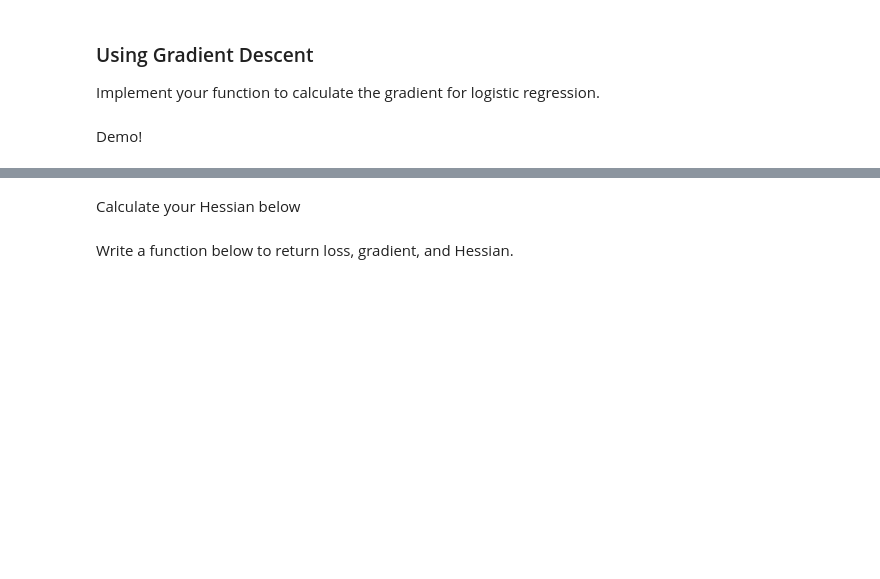
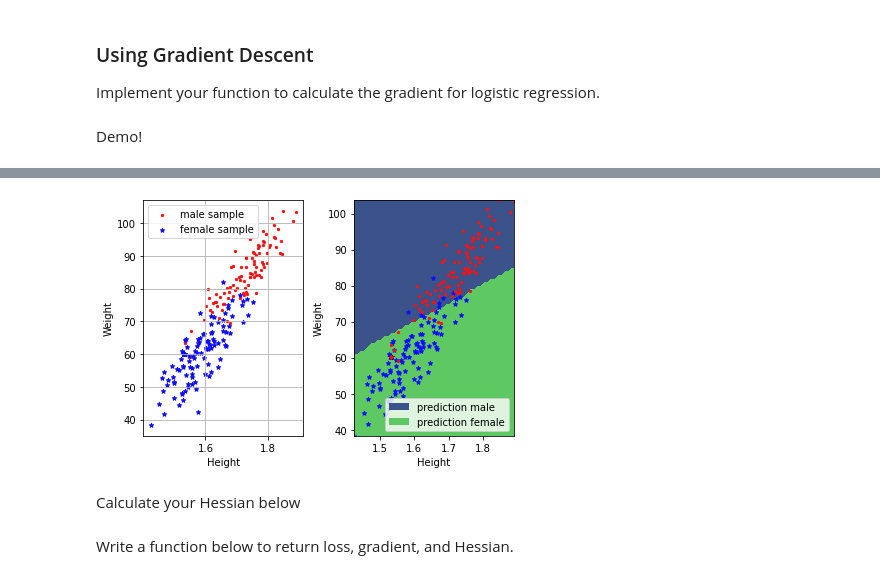
Before and after one commit to yorkofyou/MachineLearning, a Jupyter notebook: Project1/t2/template.ipynb, the cells around one changed output, grey strips where cells are left out. Drawn from its saved outputs; the diff is of its cells as text; code cells hidden in the pictures; blank space fills up the shorter version.

```diff
--- a/Project1/t2/template.ipynb
+++ b/Project1/t2/template.ipynb
@@ -45,25 +48,29 @@ def sigmoid(t):
     """apply the sigmoid function on t."""
     # ***************************************************
     # INSERT YOUR CODE HERE
-    # TODO
     # ***************************************************
-    raise NotImplementedError
+    return 1.0 / (1 + np.exp(-t))
 # %%
 def calculate_loss(y, tx, w):
     """compute the loss: negative log likelihood."""
     # ***************************************************
     # INSERT YOUR CODE HERE
-    # TODO
     # ***************************************************
-    raise NotImplementedError
+    m = tx.shape[0]
+    p = sigmoid(tx.dot(w))
+    loss = -(np.mean( y*np.log(p)+(1-y)*np.log(1-p) ))
+    return loss
 # %%
 def calculate_gradient(y, tx, w):
     """compute the gradient of loss."""
     # ***************************************************
     # INSERT YOUR CODE HERE
-    # TODO
     # ***************************************************
-    raise NotImplementedError
+    m = tx.shape[0]
+    p = sigmoid(tx.dot(w))
+    grad = ((np.dot(tx.T, (p-y))))/m
+    # grad =  np.dot(tx.T, (p-y))
+    return grad
 # %% [markdown]
 ### Using Gradient Descent
 Implement your function to calculate the gradient for logistic regression.
@@ -75,19 +82,19 @@ def learning_by_gradient_descent(y, tx, w, gamma):
     """
     # ***************************************************
     # INSERT YOUR CODE HERE
-    # compute the loss: TODO
+    # compute the loss
     # ***************************************************
-    raise NotImplementedError
+    loss = calculate_loss(y, tx, w)
     # ***************************************************
     # INSERT YOUR CODE HERE
-    # compute the gradient: TODO
+    # compute the gradient
     # ***************************************************
-    raise NotImplementedError
+    grad = calculate_gradient(y, tx, w)
     # ***************************************************
     # INSERT YOUR CODE HERE
-    # update w: TODO
+    # update w
     # ***************************************************
-    raise NotImplementedError
+    w = w - gamma * grad
     return loss, w
 # %% [markdown]
 Demo!
@@ -96,9 +103,9 @@ from helpers import de_standardize
 
 def logistic_regression_gradient_descent_demo(y, x):
     # init parameters
-    max_iter = 10000
+    max_iter = 100000
     threshold = 1e-8
-    gamma = 0.01
+    gamma = 0.1
     losses = []
 
     # build tx
@@ -119,5 +126,7 @@ def logistic_regression_gradient_descent_demo(y, x):
     # visualization
     visualization(y, x, mean_x, std_x, w, "classification_by_logistic_regression_gradient_descent", True)
     print("loss={l}".format(l=calculate_loss(y, tx, w)))
+    print("weight = {w}".format(w = w))
 
 logistic_regression_gradient_descent_demo(y, x)
+# %% [output]
@@ -124,2 +150,3 @@ logistic_regression_gradient_descent_demo(y, x)
+[figure, added]
 # %% [markdown]
 Calculate your Hessian below
```
Also changed, not shown: parts of 10 cells of this notebook, 12 other files.
